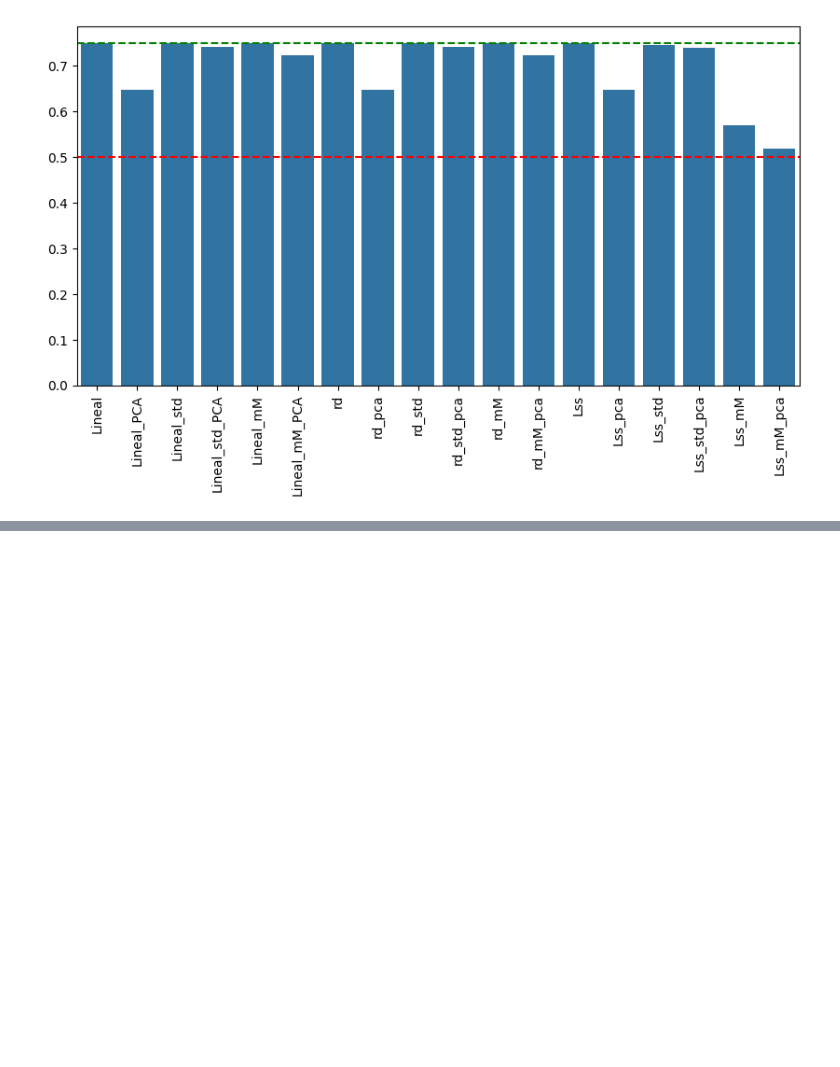
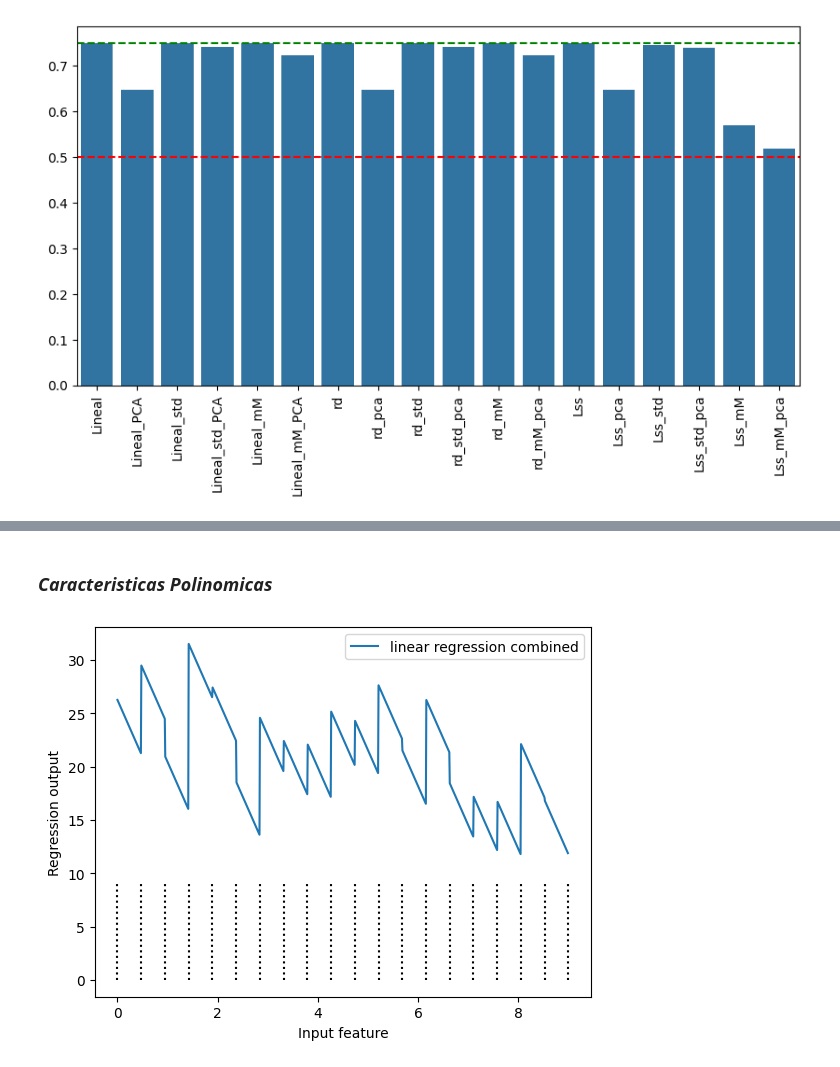
Before and after one commit to SantiagoGS97/Aprendizaje-Automatico, a Jupyter notebook: Semana 2.ipynb, the cells around one changed output, grey strips where cells are left out. Drawn from its saved outputs; the diff is of its cells as text; code cells hidden in the pictures; blank space fills up the shorter version.

```diff
--- a/Semana 2.ipynb
+++ b/Semana 2.ipynb
@@ -459,0 +502,16 @@ plt.show()
+# %% [markdown]
+### ***Caracteristicas Polinomicas***
+# %%
+X_combined = np.hstack([X,X_binned])
+# %%
+reg = LinearRegression().fit(X_combined, y)
+line_combined = np.hstack([line, line_binned])
+plt.plot(line, reg.predict(line_combined), label='linear regression combined')
+for bin in bins:
+    plt.plot([bin, bin], [0, 9], ':', c='k')
+plt.legend(loc="best")
+plt.ylabel("Regression output")
+plt.xlabel("Input feature")
+plt.show()
+# %% [output]
+[figure, added]
```
Also changed, not shown: parts of 19 cells of this notebook, 2 other files.
